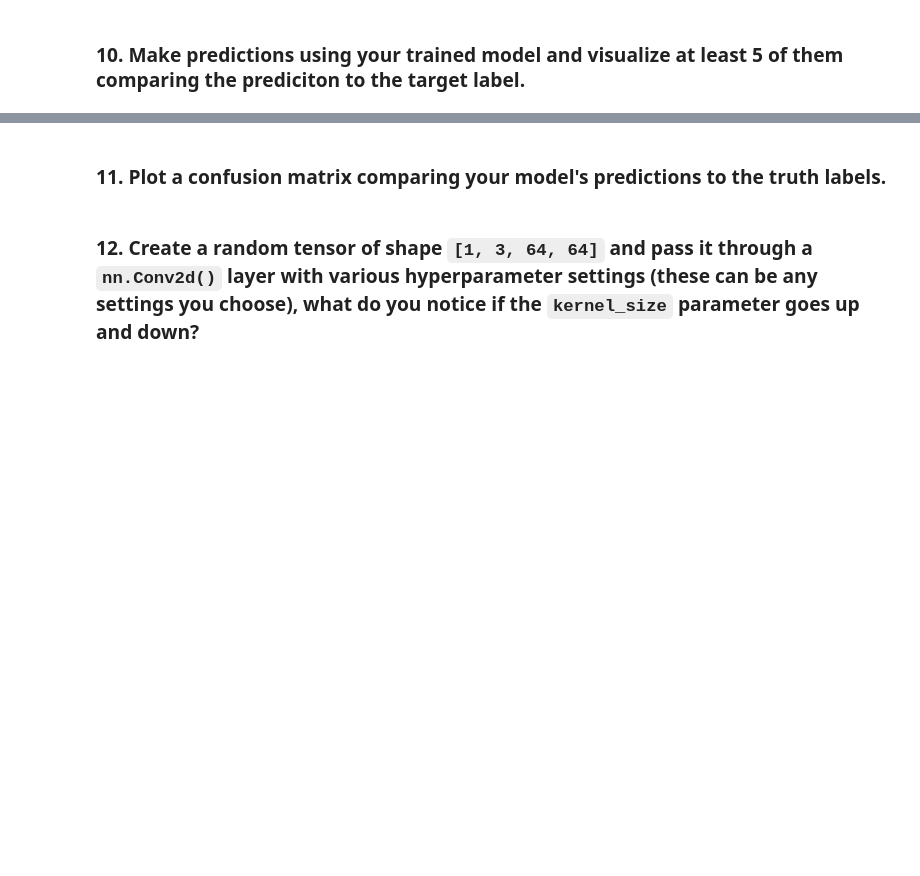
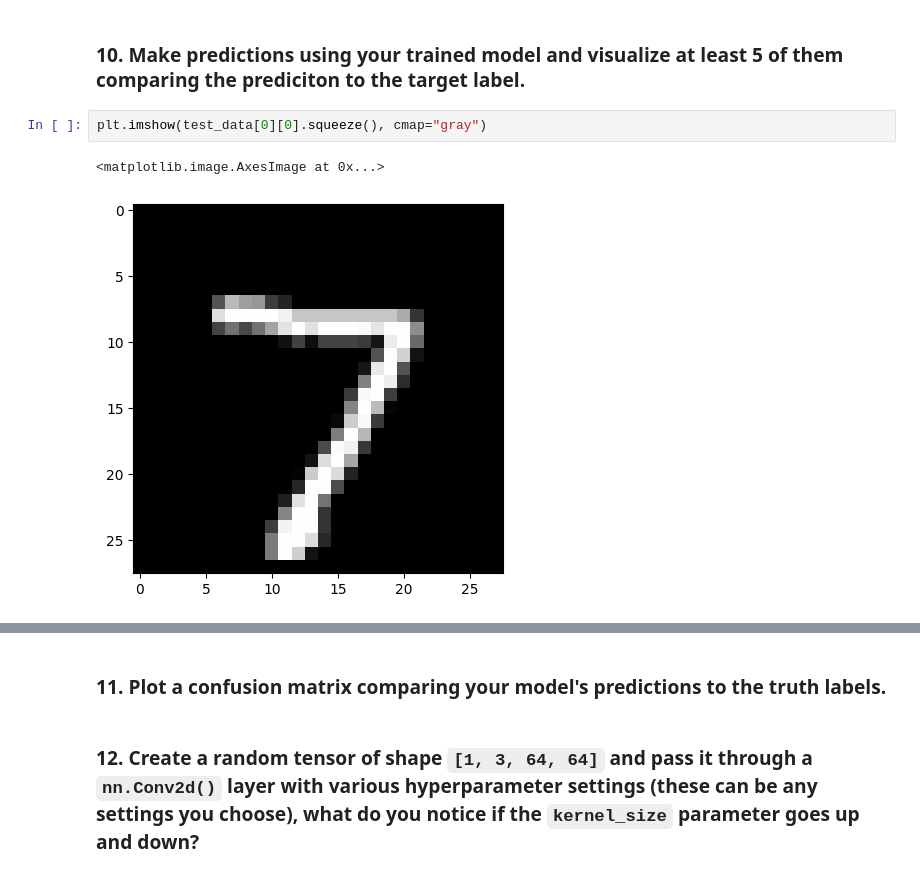
Before and after one commit to ZyWang7/PyTorch-for-DL-ML, a Jupyter notebook: exercises/03_pytorch_computer_vision_exercises.ipynb, the cells around one changed output, grey strips where cells are left out. Drawn from its saved outputs; the diff is of its cells as text; blank space fills up the shorter version.

```diff
--- a/exercises/03_pytorch_computer_vision_exercises.ipynb
+++ b/exercises/03_pytorch_computer_vision_exercises.ipynb
@@ -404,2 +404,7 @@ Train time on mps : 59.621 seconds
 # %% [markdown]
 ### 10. Make predictions using your trained model and visualize at least 5 of them comparing the prediciton to the target label.
+# %%
+plt.imshow(test_data[0][0].squeeze(), cmap="gray")
+# %% [output]
+<matplotlib.image.AxesImage at 0x...>
+[figure, added]
```
Also changed, not shown: parts of 5 cells of this notebook.
